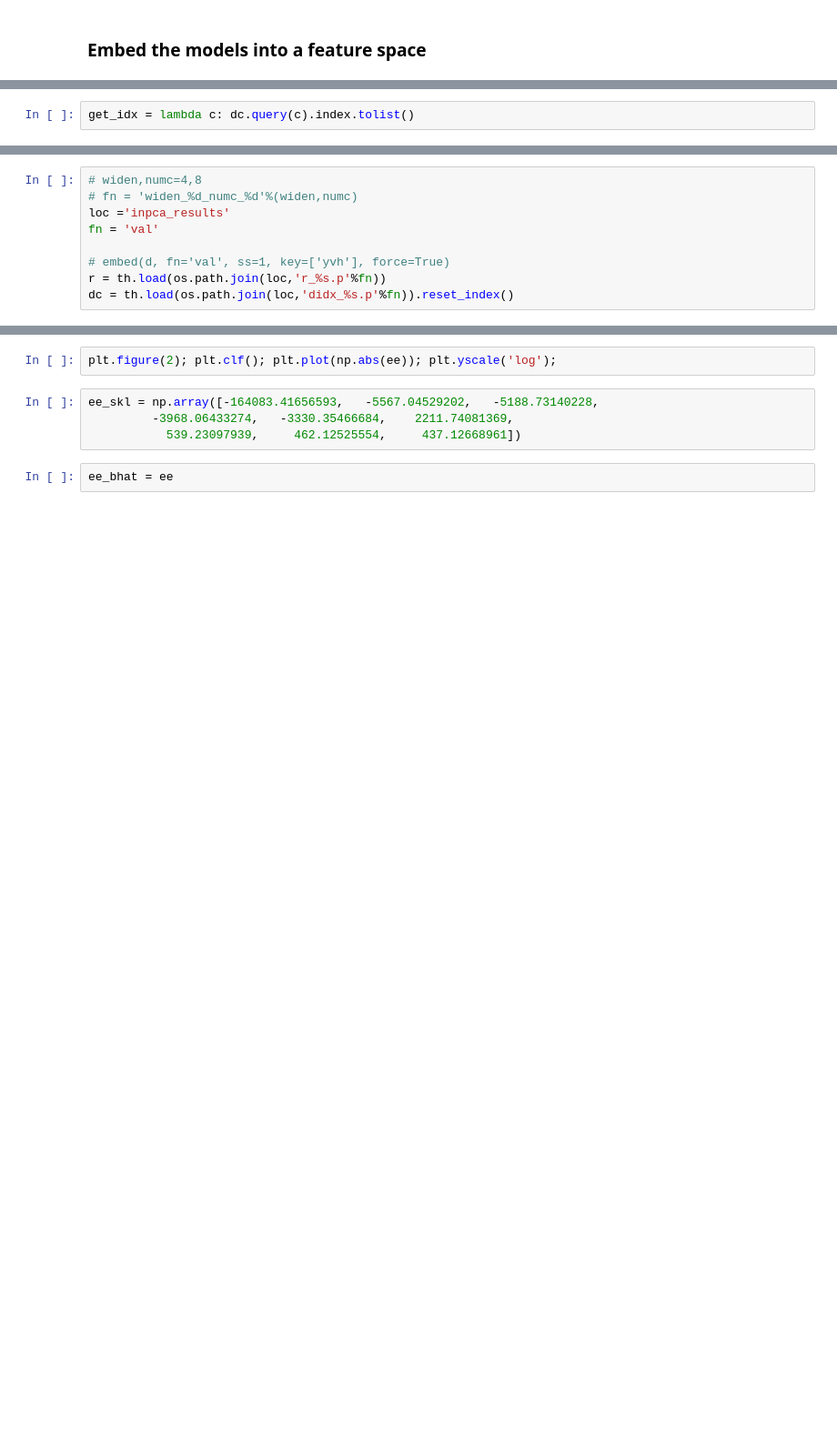
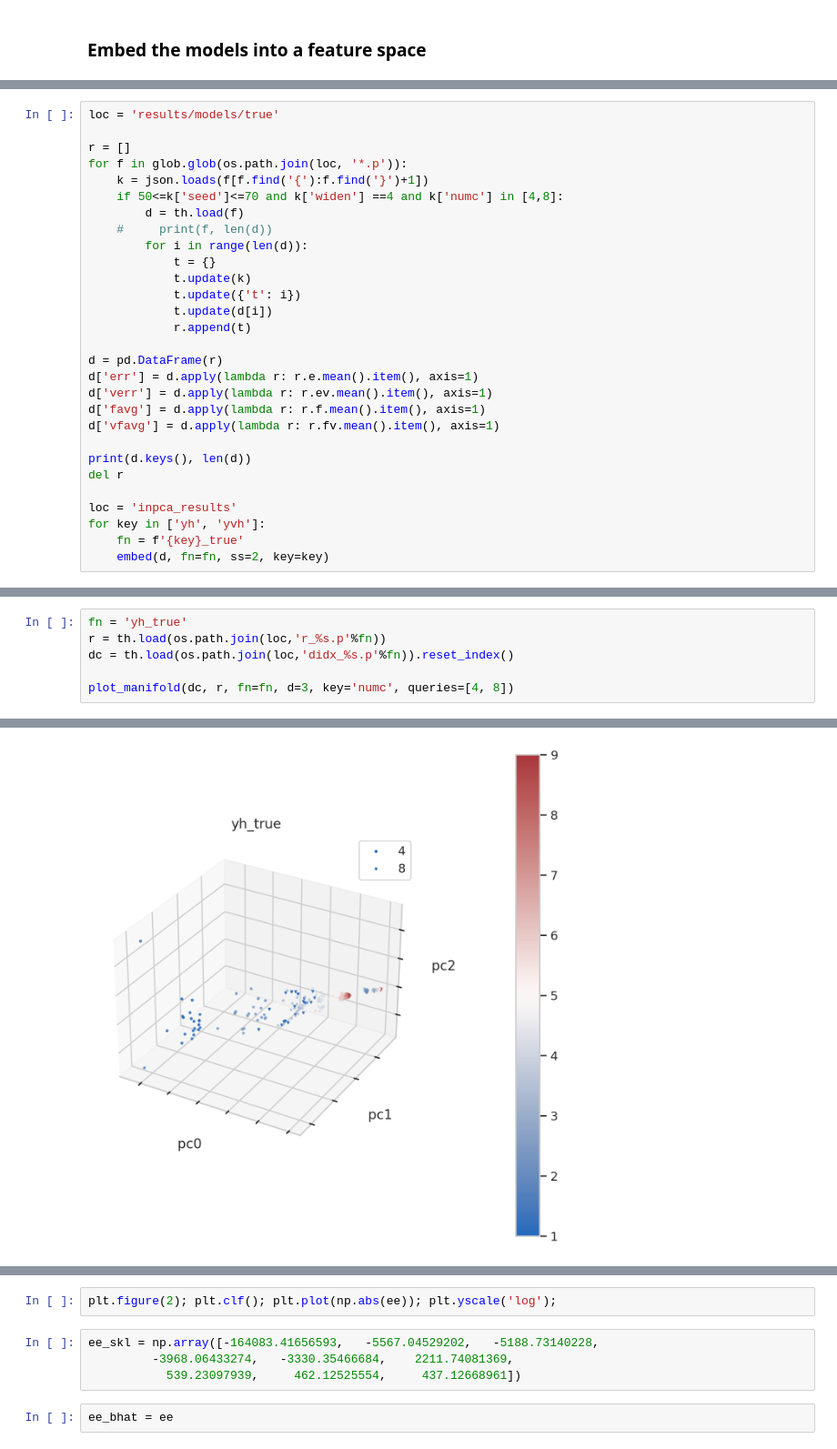
Before and after one commit to grasp-lyrl/low-dimensional-deepnets, a Jupyter notebook: inpca.ipynb, the cells around one changed output, grey strips where cells are left out. Shown at 91% size. Saved outputs shown, nothing was run; the diff lists cells and outputs as text; blank space fills up the shorter version.

Commit message:
new plot

```diff
--- a/inpca.ipynb
+++ b/inpca.ipynb
@@ -103,5 +99,3 @@ def embed(dd, fn='', ss=1, ne=3, key=['yh'], force=False):
     r = dict(xp=xp,w=w,e=e,v=v)
     th.save(r, os.path.join(loc,'r_%s.p'%fn))
     return
-# %%
-get_idx = lambda c: dc.query(c).index.tolist()
@@ -107,0 +145,29 @@ get_idx = lambda c: dc.query(c).index.tolist()
+# %%
+loc = 'results/models/true'
+
+r = []
+for f in glob.glob(os.path.join(loc, '*.p')):
+    k = json.loads(f[f.find('{'):f.find('}')+1])
+    if 50<=k['seed']<=70 and k['widen'] ==4 and k['numc'] in [4,8]:
+        d = th.load(f)
+    #     print(f, len(d))
+        for i in range(len(d)):
+            t = {}
+            t.update(k)
+            t.update({'t': i})
+            t.update(d[i])
+            r.append(t)
+
+d = pd.DataFrame(r)
+d['err'] = d.apply(lambda r: r.e.mean().item(), axis=1)
+d['verr'] = d.apply(lambda r: r.ev.mean().item(), axis=1)
+d['favg'] = d.apply(lambda r: r.f.mean().item(), axis=1)
+d['vfavg'] = d.apply(lambda r: r.fv.mean().item(), axis=1)
+
+print(d.keys(), len(d))
+del r
+
+loc = 'inpca_results'
+for key in ['yh', 'yvh']:
+    fn = f'{key}_true'
+    embed(d, fn=fn, ss=2, key=key)
@@ -108,9 +184,7 @@ get_idx = lambda c: dc.query(c).index.tolist()
 # %%
-# widen,numc=4,8
-# fn = 'widen_%d_numc_%d'%(widen,numc)
-loc ='inpca_results'
-fn = 'val'
-
-# embed(d, fn='val', ss=1, key=['yvh'], force=True)
+fn = 'yh_true'
 r = th.load(os.path.join(loc,'r_%s.p'%fn))
 dc = th.load(os.path.join(loc,'didx_%s.p'%fn)).reset_index()
+
+plot_manifold(dc, r, fn=fn, d=3, key='numc', queries=[4, 8])
+# %% [output]
@@ -116,0 +197 @@ dc = th.load(os.path.join(loc,'didx_%s.p'%fn)).reset_index()
+[figure, added]
```
Also changed, not shown: parts of 27 cells of this notebook, 1 other file.
